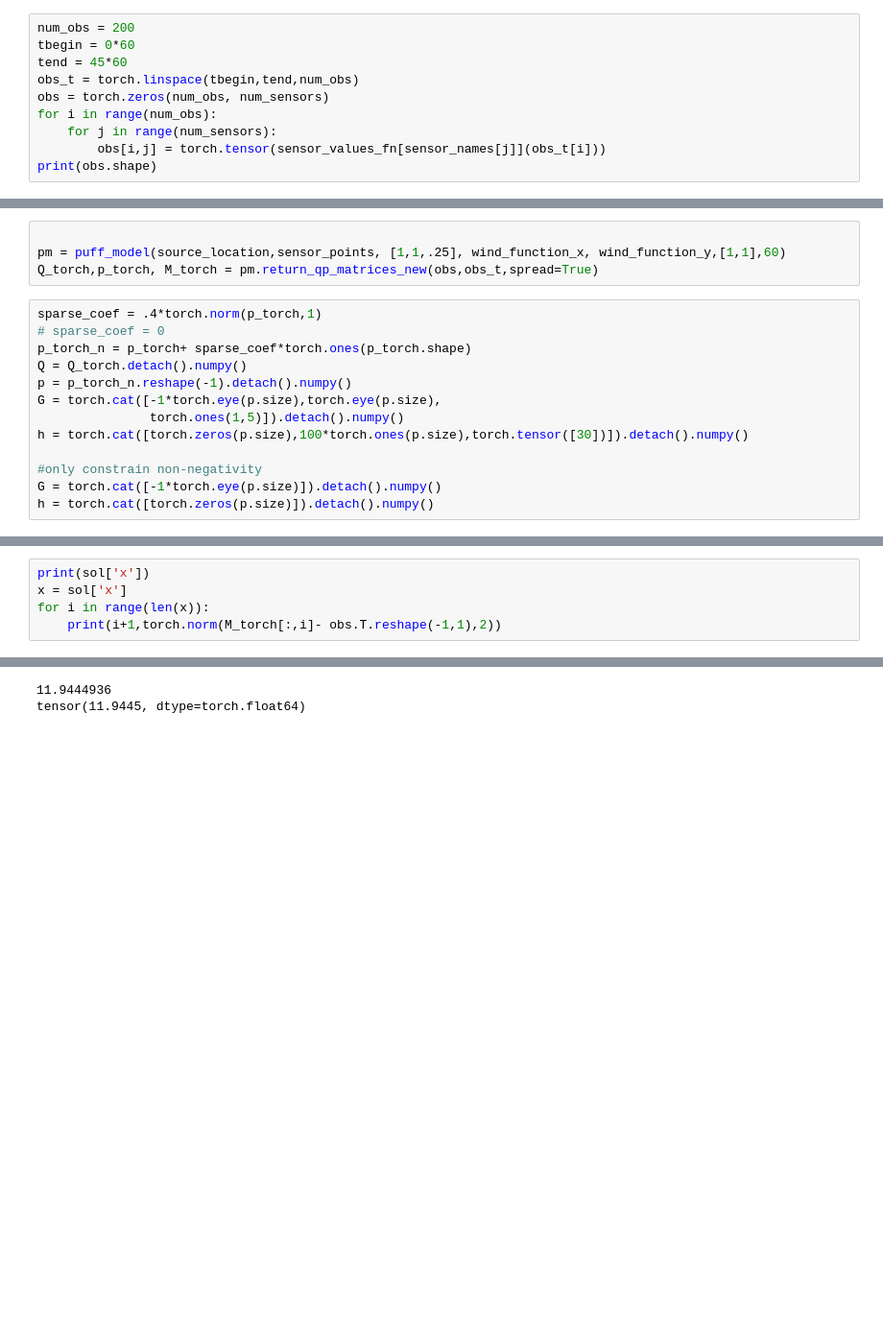
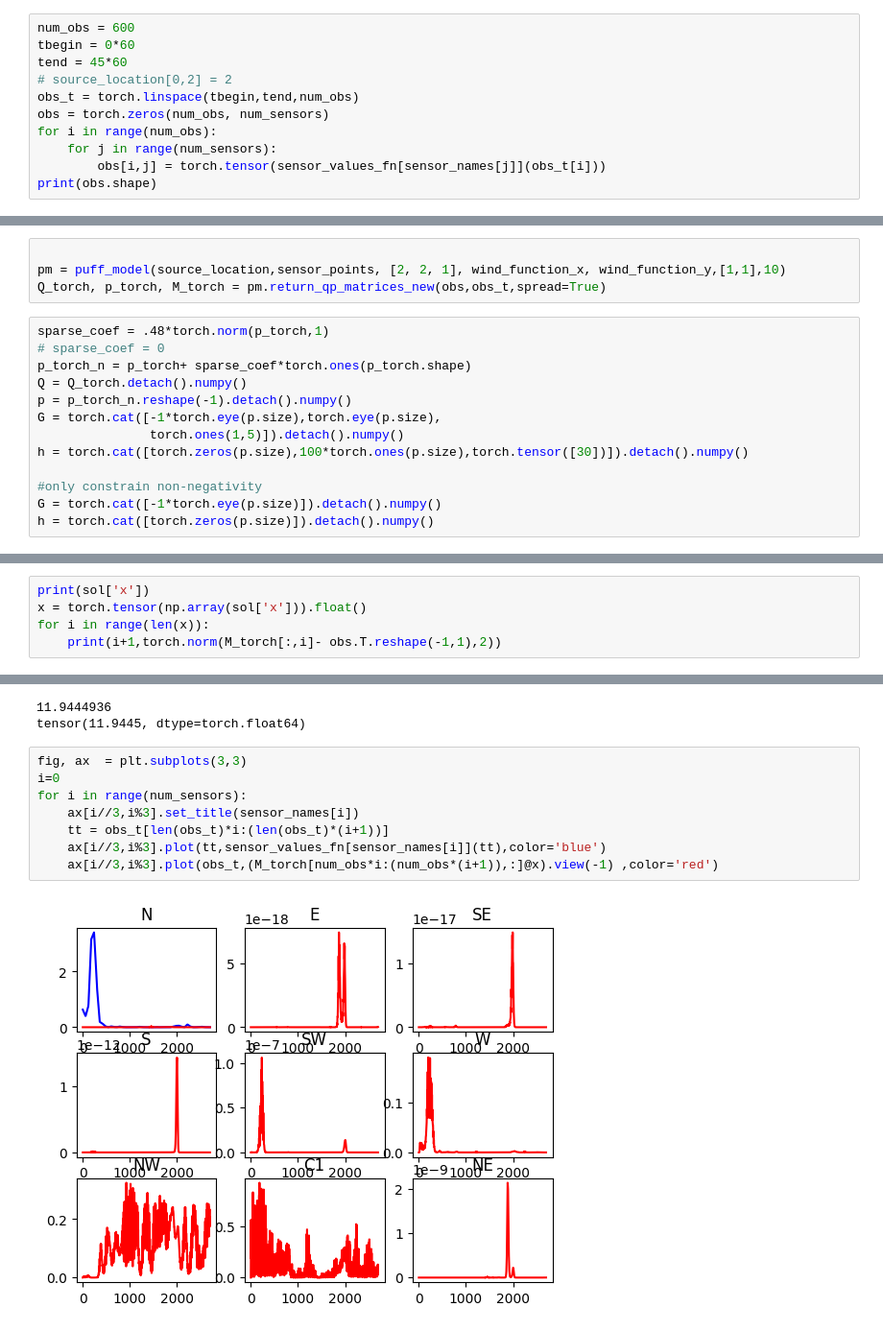
Before and after one commit to andrewholmberg/basic_puff_inverse, a Jupyter notebook: test_2.ipynb, the cells around one changed output, grey strips where cells are left out. Shown: that part at 96% size. Saved outputs shown, nothing was run; the diff lists cells and outputs as text; blank space fills up the shorter version.

```diff
--- a/test_2.ipynb
+++ b/test_2.ipynb
@@ -44,9 +45,10 @@ sensor_names = df_wind_ch4.columns[3:]
 # %% [markdown]
 #### Create observation data matrix of 100 obs across domain of 45 min
 # %%
-num_obs = 200
+num_obs = 600
 tbegin = 0*60
 tend = 45*60
+# source_location[0,2] = 2
 obs_t = torch.linspace(tbegin,tend,num_obs)
 obs = torch.zeros(num_obs, num_sensors)
 for i in range(num_obs):
@@ -58,9 +60,9 @@ torch.Size([200, 9])
 # %%
 
-pm = puff_model(source_location,sensor_points, [1,1,.25], wind_function_x, wind_function_y,[1,1],60)
-Q_torch,p_torch, M_torch = pm.return_qp_matrices_new(obs,obs_t,spread=True)
+pm = puff_model(source_location,sensor_points, [2, 2, 1], wind_function_x, wind_function_y,[1,1],10)
+Q_torch, p_torch, M_torch = pm.return_qp_matrices_new(obs,obs_t,spread=True)
 # %%
-sparse_coef = .4*torch.norm(p_torch,1)
+sparse_coef = .48*torch.norm(p_torch,1)
 # sparse_coef = 0
 p_torch_n = p_torch+ sparse_coef*torch.ones(p_torch.shape)
 Q = Q_torch.detach().numpy()
@@ -103,7 +105,7 @@ x = sol['x']
 Optimal solution found.
 # %%
 print(sol['x'])
-x = sol['x']
+x = torch.tensor(np.array(sol['x'])).float()
 for i in range(len(x)):
     print(i+1,torch.norm(M_torch[:,i]- obs.T.reshape(-1,1),2))
 # %% [output]
@@ -214,3 +216,13 @@ print(sensor_values_fn_1['C1'](24*60))
 # %% [output]
 11.9444936
 tensor(11.9445, dtype=torch.float64)
+# %%
+fig, ax  = plt.subplots(3,3)
+i=0
+for i in range(num_sensors):
+    ax[i//3,i%3].set_title(sensor_names[i])
+    tt = obs_t[len(obs_t)*i:(len(obs_t)*(i+1))]
+    ax[i//3,i%3].plot(tt,sensor_values_fn[sensor_names[i]](tt),color='blue')
+    ax[i//3,i%3].plot(obs_t,(M_torch[num_obs*i:(num_obs*(i+1)),:]@x).view(-1) ,color='red')
+# %% [output]
+[figure, added]
```
Also changed, not shown: parts of 7 cells of this notebook, 1 other file.
